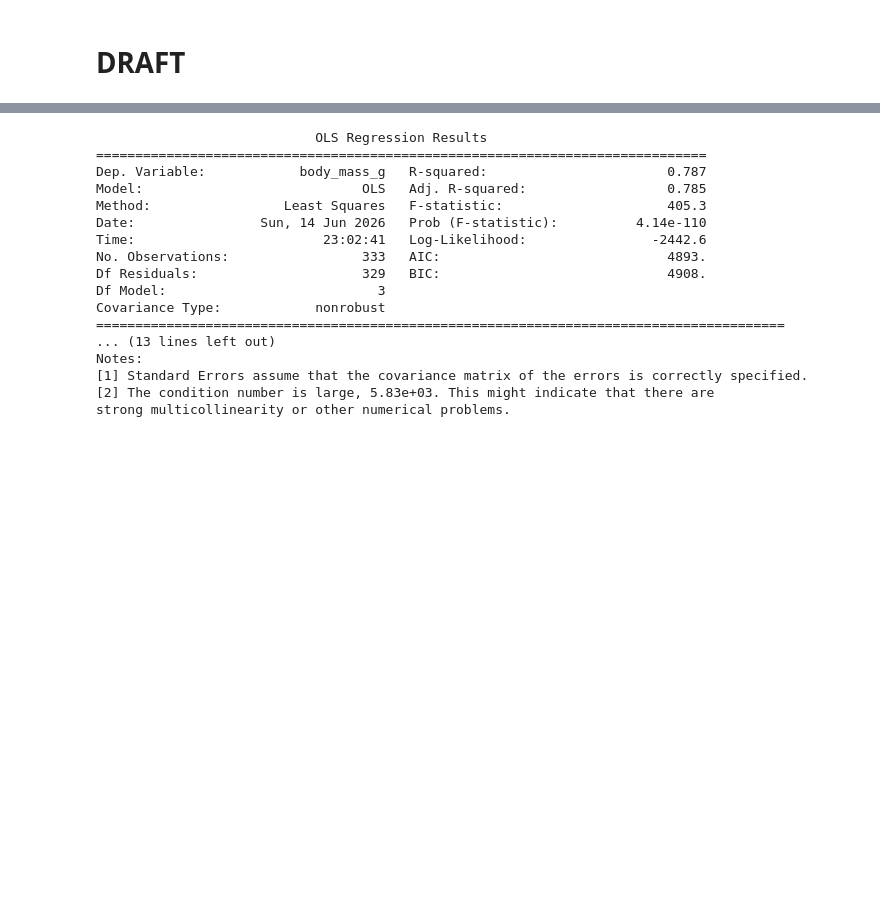
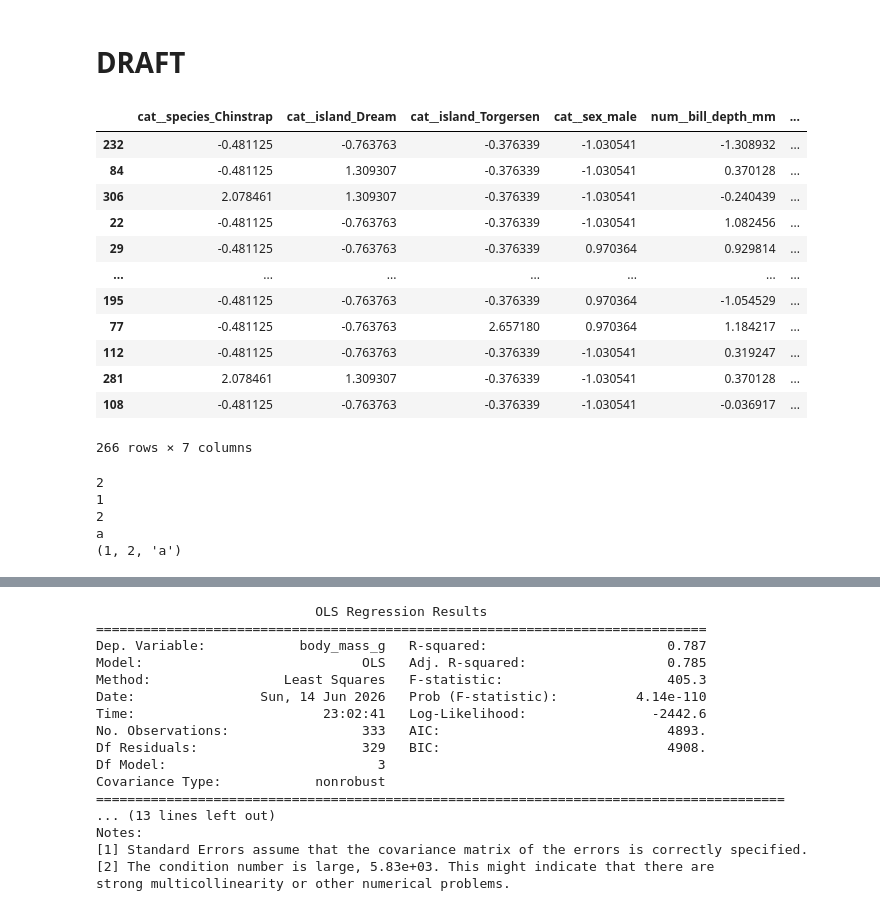
Before and after one commit to carlosjesuscaro/data_analysis_summary, a Jupyter notebook: Regression.ipynb, the cells around one changed output, grey strips where cells are left out. Drawn from its saved outputs; the diff is of its cells as text; code cells hidden in the pictures; blank space fills up the shorter version.

```diff
--- a/Regression.ipynb
+++ b/Regression.ipynb
@@ -289,0 +308,13 @@ plt.show()
+# %%
+categorical_cols = ['species', 'island', 'sex']
+numerical_cols = ['bill_length_mm', 'bill_depth_mm', 'flipper_length_mm', 'year']
+
+categorical_transformer = OneHotEncoder(drop='first', handle_unknown='ignore', sparse_output=False)
+
+preprocessor = ColumnTransformer(transformers=[('cat', categorical_transformer, categorical_cols), ('num', 'passthrough', numerical_cols)])
+X_train_encoded = preprocessor.fit_transform(X_train)
+X_test_encoded = preprocessor.transform(X_test)
+
+feature_names = preprocessor.get_feature_names_out()
+X_train_final = pd.DataFrame(X_train_encoded, columns=feature_names, index=X_train.index)
+X_test_final = pd.DataFrame(X_test_encoded, columns=feature_names, index=X_test.index)
@@ -289,0 +401,23 @@ plt.show()
+# %%
+# 1. Initialize the scaler
+scaler = StandardScaler()
+
+# 2. Fit and transform on the training data ONLY
+# We use X_train_stable which has the high-VIF columns already removed
+X_train_scaled_array = scaler.fit_transform(X_train_stable)
+
+# 3. Transform the test data blindly
+X_test_scaled_array = scaler.transform(X_test_stable)
+
+# 4. Convert back to Pandas DataFrames to retain column names for the OLS summary
+X_train_scaled = pd.DataFrame(
+    X_train_scaled_array,
+    columns=X_train_stable.columns,
+    index=X_train_stable.index
+)
+
+X_test_scaled = pd.DataFrame(
+    X_test_scaled_array,
+    columns=X_test_stable.columns,
+    index=X_test_stable.index
+)
@@ -290,2 +557,37 @@ plt.show()
 # %% [markdown]
 # DRAFT
+# %%
+X_train_scaled
+# %% [output]
+|  | cat__species_Chinstrap | cat__island_Dream | cat__island_Torgersen | cat__sex_male | num__bill_depth_mm | ... |
+| 232 | -0.481125 | -0.763763 | -0.376339 | -1.030541 | -1.308932 | ... |
+| 84 | -0.481125 | 1.309307 | -0.376339 | -1.030541 | 0.370128 | ... |
+| 306 | 2.078461 | 1.309307 | -0.376339 | -1.030541 | -0.240439 | ... |
+| 22 | -0.481125 | -0.763763 | -0.376339 | -1.030541 | 1.082456 | ... |
+| 29 | -0.481125 | -0.763763 | -0.376339 | 0.970364 | 0.929814 | ... |
+| ... | ... | ... | ... | ... | ... | ... |
+| 195 | -0.481125 | -0.763763 | -0.376339 | 0.970364 | -1.054529 | ... |
+| 77 | -0.481125 | -0.763763 | 2.657180 | 0.970364 | 1.184217 | ... |
+| 112 | -0.481125 | -0.763763 | -0.376339 | -1.030541 | 0.319247 | ... |
+| 281 | 2.078461 | 1.309307 | -0.376339 | -1.030541 | 0.370128 | ... |
+| 108 | -0.481125 | -0.763763 | -0.376339 | -1.030541 | -0.036917 | ... |
+266 rows × 7 columns
+# %%
+tuple_example = (1,2,'a')
+print(tuple_example[1])
+
+for i in tuple_example:
+    print(i)
+
+dir(tuple_example)
+
+# print(tuple_example.index)
+
+# tuple_example = (4)
+print(tuple_example)
+# %% [output]
+2
+1
+2
+a
+(1, 2, 'a')
```
Also changed, not shown: parts of 27 cells of this notebook.
